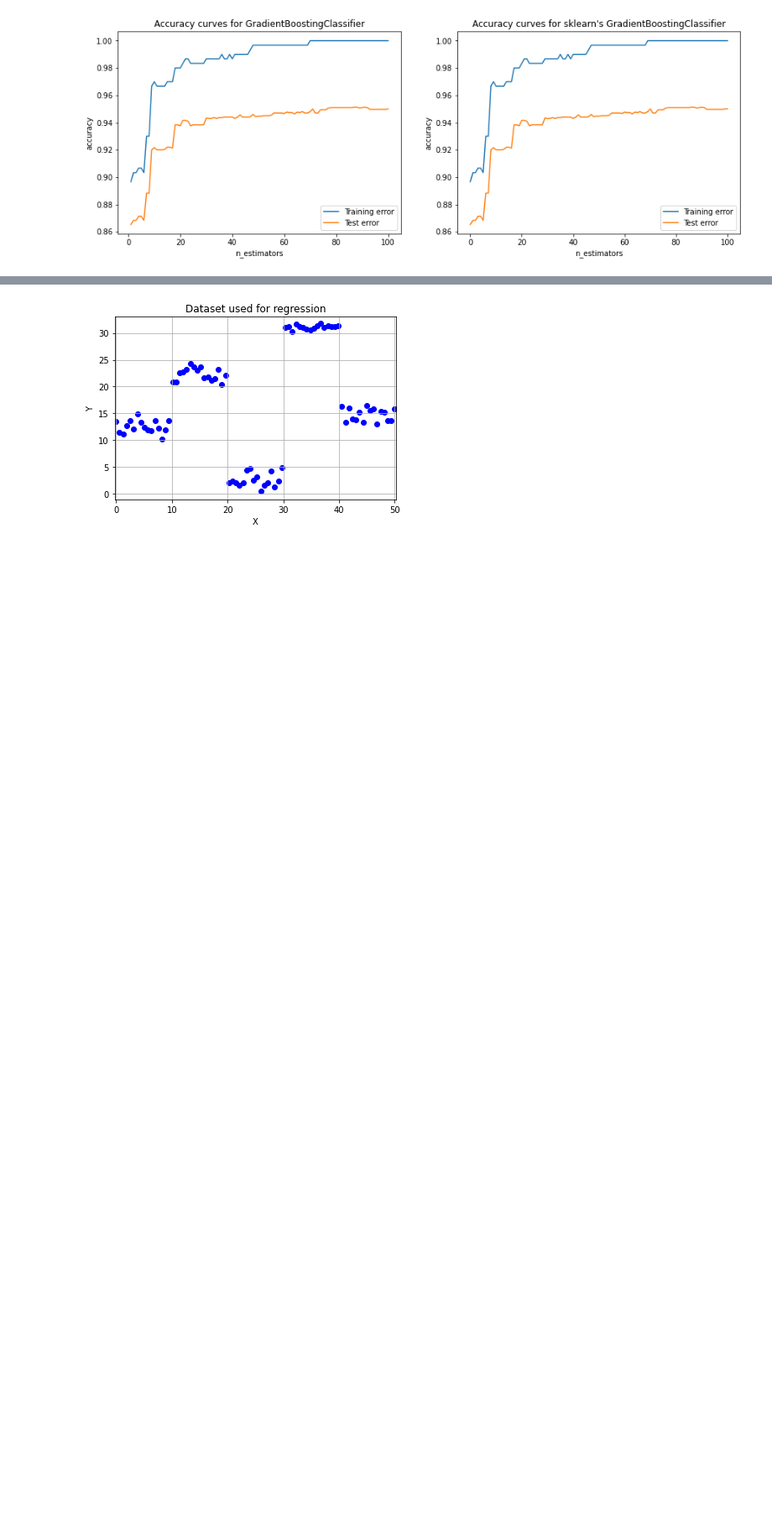
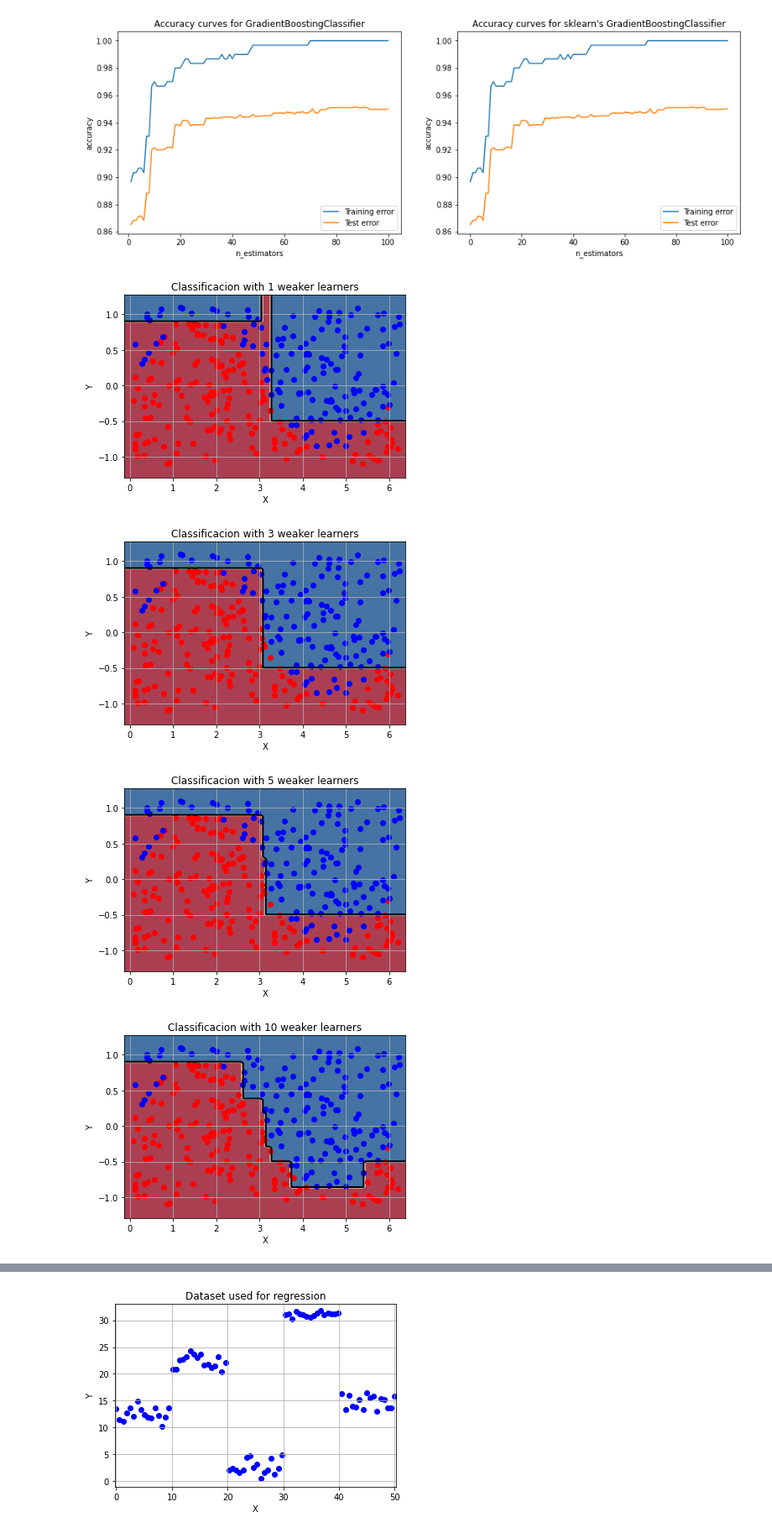
Before and after one commit to fjsaezm/mcd-maaa, a Jupyter notebook: P2/GradientBoosting.ipynb, the cells around one changed output, grey strips where cells are left out. Shown at 84% size. Cells and saved outputs as stored; diff of their text form; code cells hidden in the pictures; blank space fills up the shorter version.

```diff
--- a/P2/GradientBoosting.ipynb
+++ b/P2/GradientBoosting.ipynb
@@ -281,3 +283,16 @@ axs[1].set_ylabel("accuracy")
 plt.show()
 # %% [output]
 [figure]
+# %%
+gb = GradientBoostingClassifier()
+gb.fit(Xtrain, ytrain)
+for n_estimators in [1, 3, 5, 10, 20, 50, 101]:
+    plotModel(x1, x2, ytrain, gb,
+              title='Classificacion with {} weaker learners'.format(n_estimators),
+              fewer_estimators=n_estimators)
+    plt.show()
+# %% [output]
+[figure, added]
+[figure, added]
+[figure, added]
+[figure, added]
```
Also changed, not shown: parts of 7 cells of this notebook, 1 other file.
